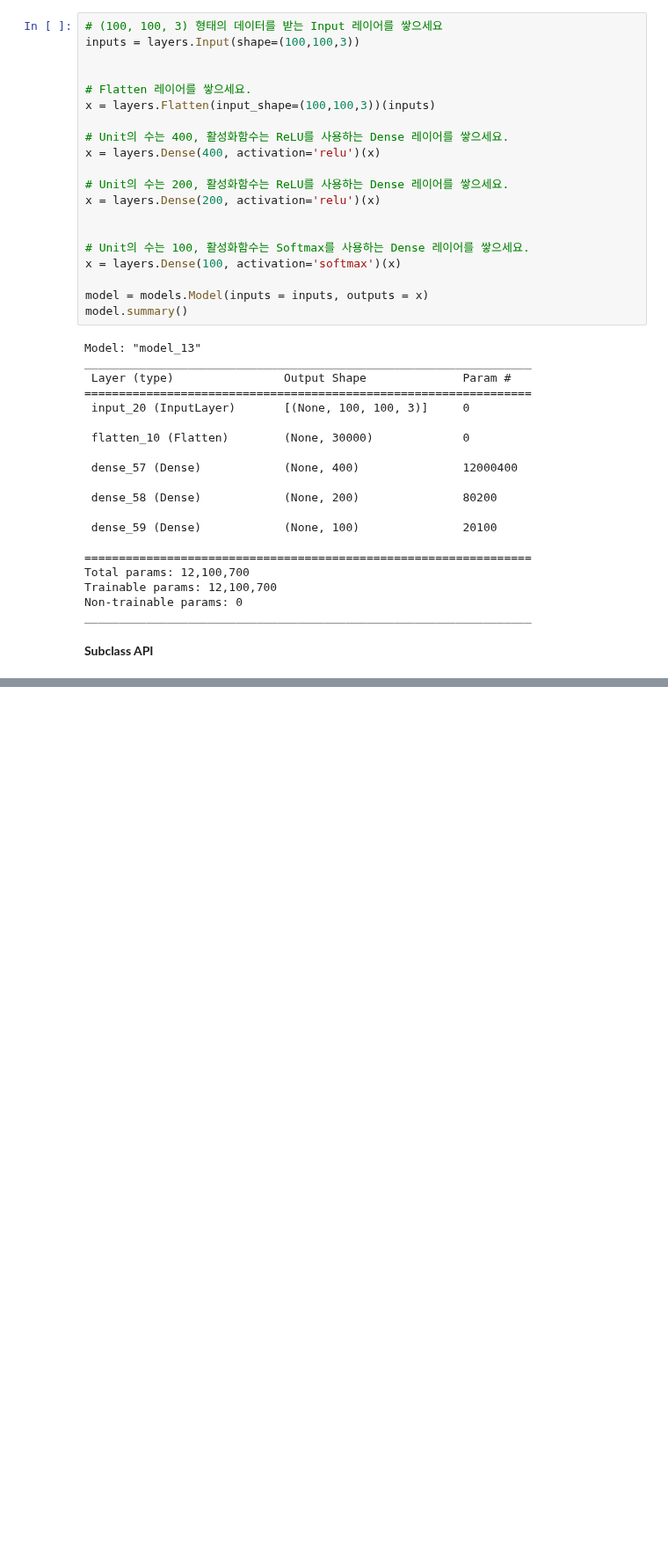
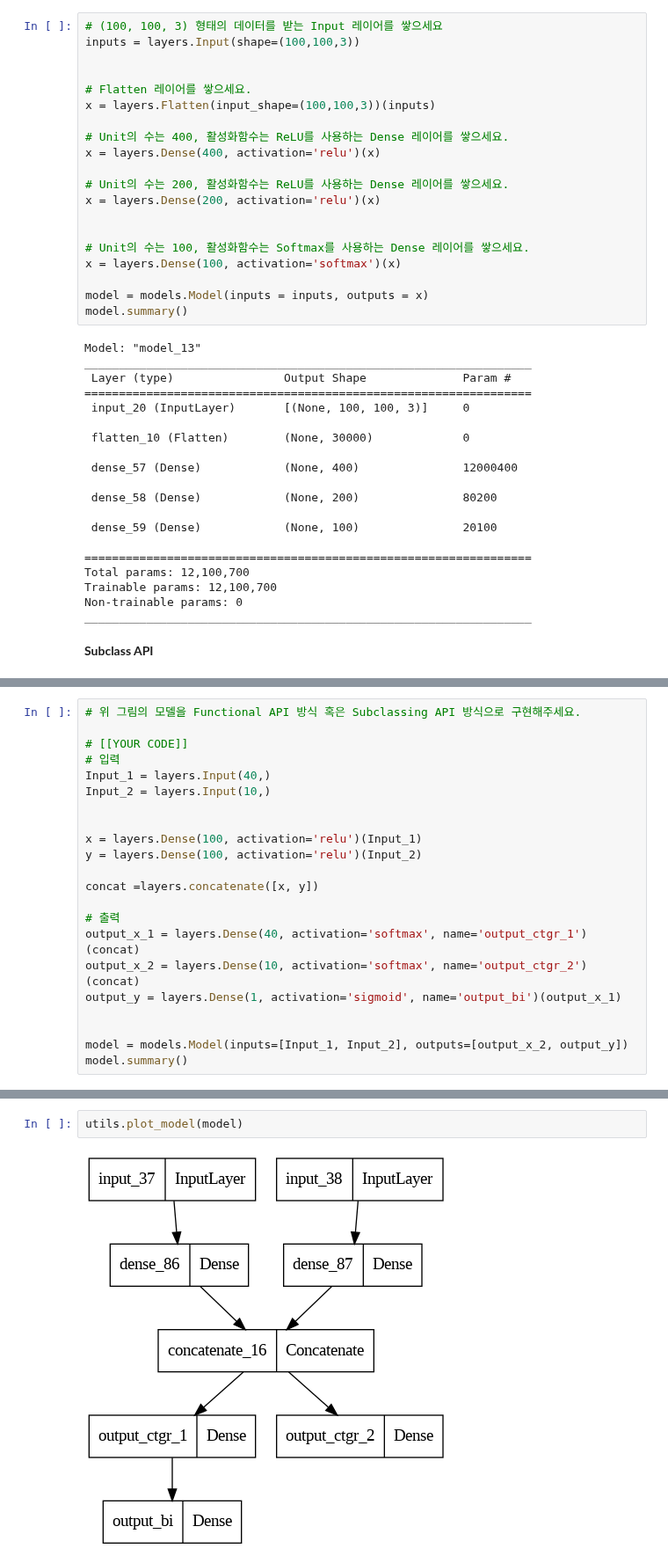
Before and after one commit to jiansim03/Note, a Jupyter notebook: 03_딥러닝_구조와_모델.ipynb, the cells around one changed output, grey strips where cells are left out. Shown at 88% size. Saved outputs shown, nothing was run; the diff lists cells and outputs as text; blank space fills up the shorter version.

```diff
--- a/03_딥러닝_구조와_모델.ipynb
+++ b/03_딥러닝_구조와_모델.ipynb
@@ -420,0 +423,22 @@ _________________________________________________________________
+# %%
+# 위 그림의 모델을 Functional API 방식 혹은 Subclassing API 방식으로 구현해주세요.
+
+# [[YOUR CODE]]
+# 입력
+Input_1 = layers.Input(40,)
+Input_2 = layers.Input(10,)
+
+
+x = layers.Dense(100, activation='relu')(Input_1)
+y = layers.Dense(100, activation='relu')(Input_2)
+
+concat =layers.concatenate([x, y])
+
+# 출력
+output_x_1 = layers.Dense(40, activation='softmax', name='output_ctgr_1')(concat)
+output_x_2 = layers.Dense(10, activation='softmax', name='output_ctgr_2')(concat)
+output_y = layers.Dense(1, activation='sigmoid', name='output_bi')(output_x_1)
+
+
+model = models.Model(inputs=[Input_1, Input_2], outputs=[output_x_2, output_y])
+model.summary()
@@ -420,0 +463,4 @@ _________________________________________________________________
+# %%
+utils.plot_model(model)
+# %% [output]
+[figure, added]
```
Also changed, not shown: parts of 3 cells of this notebook.
